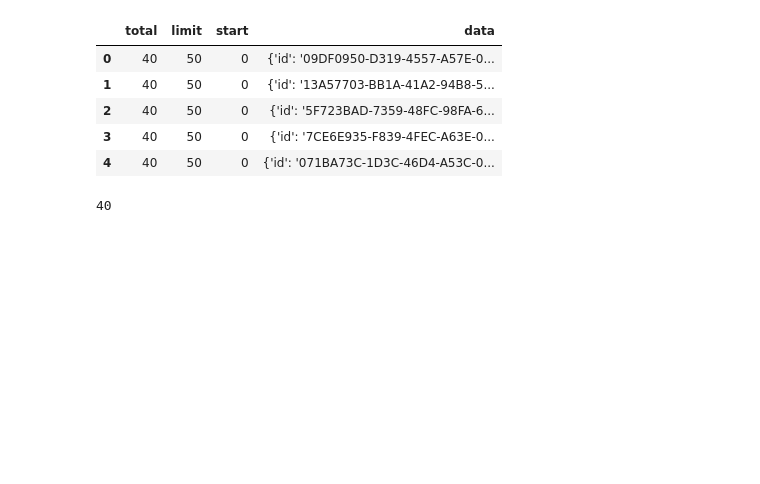
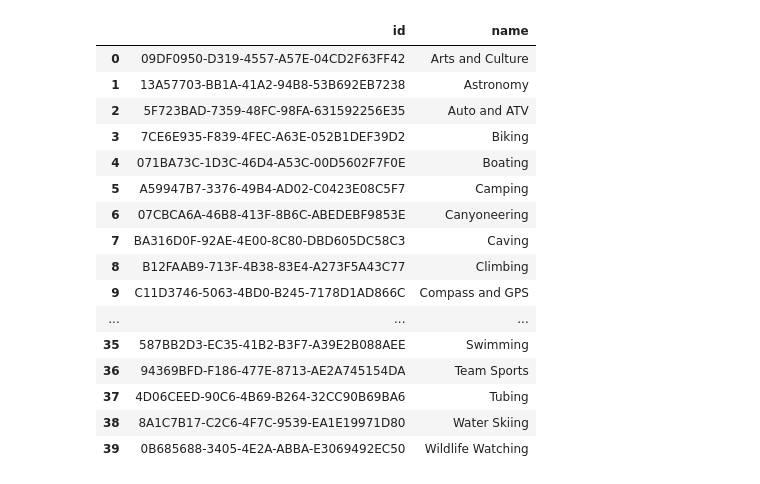
Before and after one commit to hmmclean/Data-Visualization-Project_Project-3, a Jupyter notebook: data_transformation.ipynb, the cells around one changed output. Drawn from its saved outputs; the diff is of its cells as text; code cells hidden in the pictures; blank space fills up the shorter version.

Commit message:
updating mid data-cleaning

```diff
--- a/data_transformation.ipynb
+++ b/data_transformation.ipynb
@@ -19,17 +19,24 @@ fees_passes_df = pd.read_csv(fees_passes)
 park_activities_df = pd.read_csv(park_activities)
 parks_list_df = pd.read_csv(parks_list)
 visitors_center_csv = pd.read_csv(visitors_center)
-
-
-activities_df.head()
-# %% [output]
-|  | total | limit | start | data |
-| 0 | 40 | 50 | 0 | {'id': '09DF0950-D319-4557-A57E-0... |
-| 1 | 40 | 50 | 0 | {'id': '13A57703-BB1A-41A2-94B8-5... |
-| 2 | 40 | 50 | 0 | {'id': '5F723BAD-7359-48FC-98FA-6... |
-| 3 | 40 | 50 | 0 | {'id': '7CE6E935-F839-4FEC-A63E-0... |
-| 4 | 40 | 50 | 0 | {'id': '071BA73C-1D3C-46D4-A53C-0... |
-# %%
-print(len(activities_df))
-# %% [output]
-40
+# %%
+# show entire activities dataframe, so we can see the official list of activities in the NPS database
+activities_df
+# %% [output]
+|  | id | name |
+| 0 | 09DF0950-D319-4557-A57E-04CD2F63FF42 | Arts and Culture |
+| 1 | 13A57703-BB1A-41A2-94B8-53B692EB7238 | Astronomy |
+| 2 | 5F723BAD-7359-48FC-98FA-631592256E35 | Auto and ATV |
+| 3 | 7CE6E935-F839-4FEC-A63E-052B1DEF39D2 | Biking |
+| 4 | 071BA73C-1D3C-46D4-A53C-00D5602F7F0E | Boating |
+| 5 | A59947B7-3376-49B4-AD02-C0423E08C5F7 | Camping |
+| 6 | 07CBCA6A-46B8-413F-8B6C-ABEDEBF9853E | Canyoneering |
+| 7 | BA316D0F-92AE-4E00-8C80-DBD605DC58C3 | Caving |
+| 8 | B12FAAB9-713F-4B38-83E4-A273F5A43C77 | Climbing |
+| 9 | C11D3746-5063-4BD0-B245-7178D1AD866C | Compass and GPS |
+| ... | ... | ... |
+| 35 | 587BB2D3-EC35-41B2-B3F7-A39E2B088AEE | Swimming |
+| 36 | 94369BFD-F186-477E-8713-AE2A745154DA | Team Sports |
+| 37 | 4D06CEED-90C6-4B69-B264-32CC90B69BA6 | Tubing |
+| 38 | 8A1C7B17-C2C6-4F7C-9539-EA1E19971D80 | Water Skiing |
+| 39 | 0B685688-3405-4E2A-ABBA-E3069492EC50 | Wildlife Watching |
```
Also changed, not shown: parts of 19 cells of this notebook.
